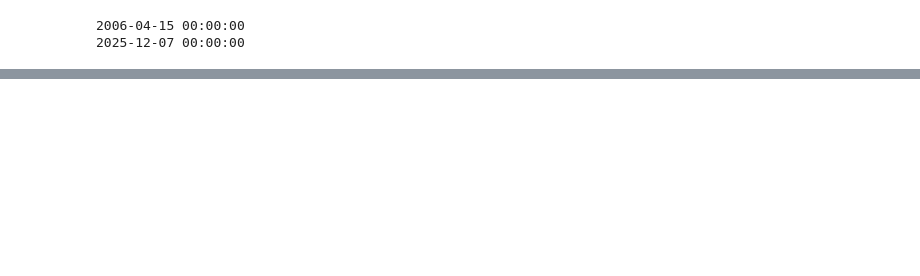
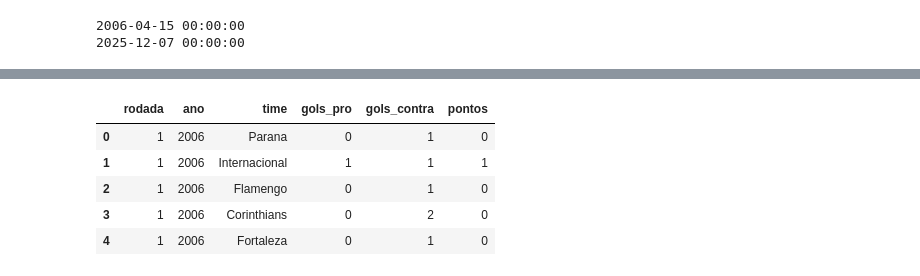
Before and after one commit to murilojusti/previsao_brasileirao, a Jupyter notebook: previsao.ipynb, the cells around one changed output, grey strips where cells are left out. Drawn from its saved outputs; the diff is of its cells as text; code cells hidden in the pictures; blank space fills up the shorter version.

```diff
--- a/previsao.ipynb
+++ b/previsao.ipynb
@@ -89,0 +145,15 @@ print(df['data'].max())
+# %%
+# Criando dataframe apenas com os jogos dos times visitantes
+df_visitante = df[['rodada', 'ano', 'visitante', 'placar_visitante', 'placar_mandante', 'pontos_visitante']]
+
+# Renomeando as colunas
+df_visitante = df_visitante.rename(columns={'rodada':'rodada', 'ano':'ano', 'visitante':'time', 'placar_visitante':'gols_pro', 'placar_mandante':'gols_contra', 'pontos_visitante':'pontos'})
+
+df_visitante.head()
+# %% [output]
+|  | rodada | ano | time | gols_pro | gols_contra | pontos |
+| 0 | 1 | 2006 | Parana | 0 | 1 | 0 |
+| 1 | 1 | 2006 | Internacional | 1 | 1 | 1 |
+| 2 | 1 | 2006 | Flamengo | 0 | 1 | 0 |
+| 3 | 1 | 2006 | Corinthians | 0 | 2 | 0 |
+| 4 | 1 | 2006 | Fortaleza | 0 | 1 | 0 |
```
Also changed, not shown: parts of 11 cells of this notebook.
